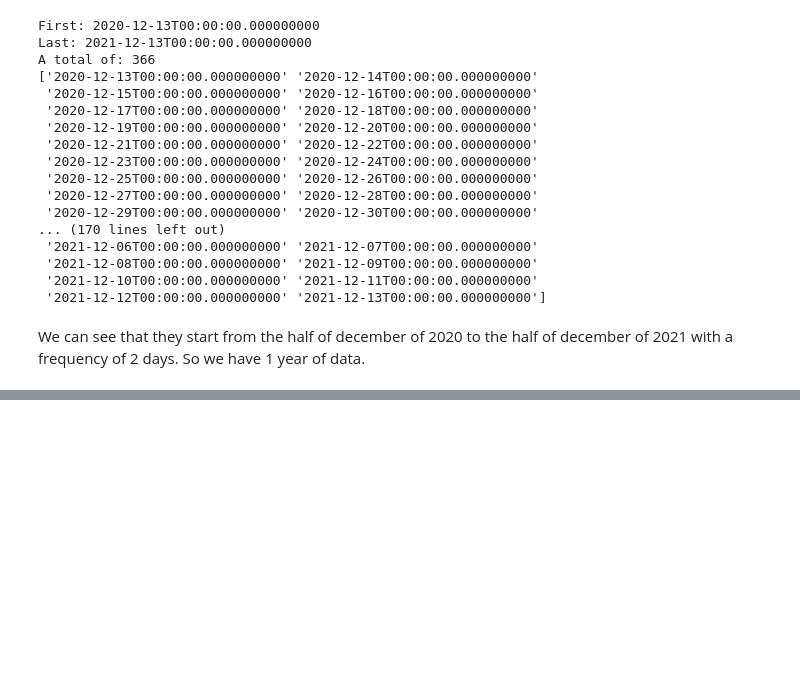
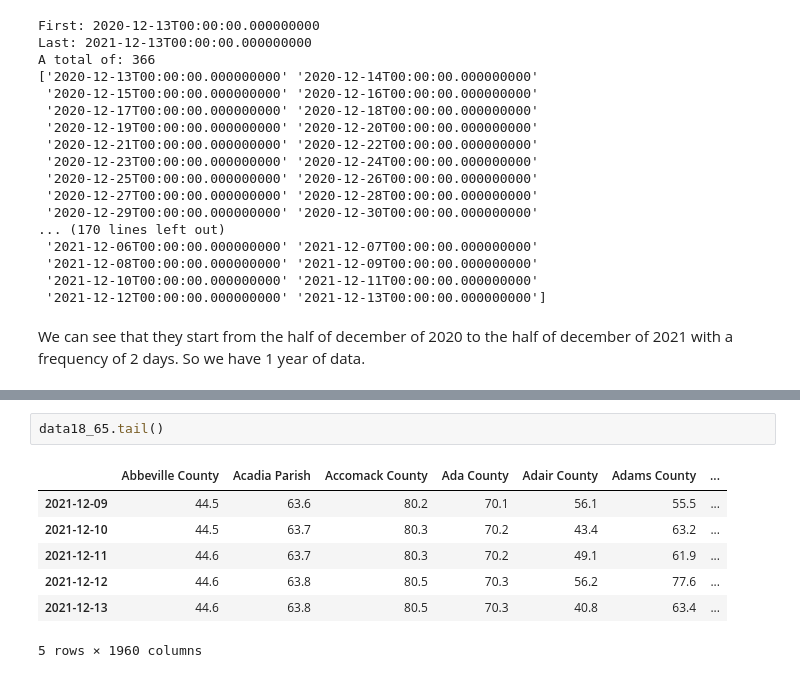
Before and after one commit to IusztinPaul/impact-covid-vaccine-usa, a Jupyter notebook: evolution.ipynb, the cells around one changed output, grey strips where cells are left out. Saved outputs shown, nothing was run; the diff lists cells and outputs as text; blank space fills up the shorter version.

```diff
--- a/evolution.ipynb
+++ b/evolution.ipynb
@@ -223,0 +321,10 @@ for idx, (group_name, group) in enumerate(state_groups):
+# %%
+data18_65.tail()
+# %% [output]
+|  | Abbeville County | Acadia Parish | Accomack County | Ada County | Adair County | Adams County | ... |
+| 2021-12-09 | 44.5 | 63.6 | 80.2 | 70.1 | 56.1 | 55.5 | ... |
+| 2021-12-10 | 44.5 | 63.7 | 80.3 | 70.2 | 43.4 | 63.2 | ... |
+| 2021-12-11 | 44.6 | 63.7 | 80.3 | 70.2 | 49.1 | 61.9 | ... |
+| 2021-12-12 | 44.6 | 63.8 | 80.5 | 70.3 | 56.2 | 77.6 | ... |
+| 2021-12-13 | 44.6 | 63.8 | 80.5 | 70.3 | 40.8 | 63.4 | ... |
+5 rows × 1960 columns
```
Also changed, not shown: parts of 22 cells of this notebook, 1 other file.
